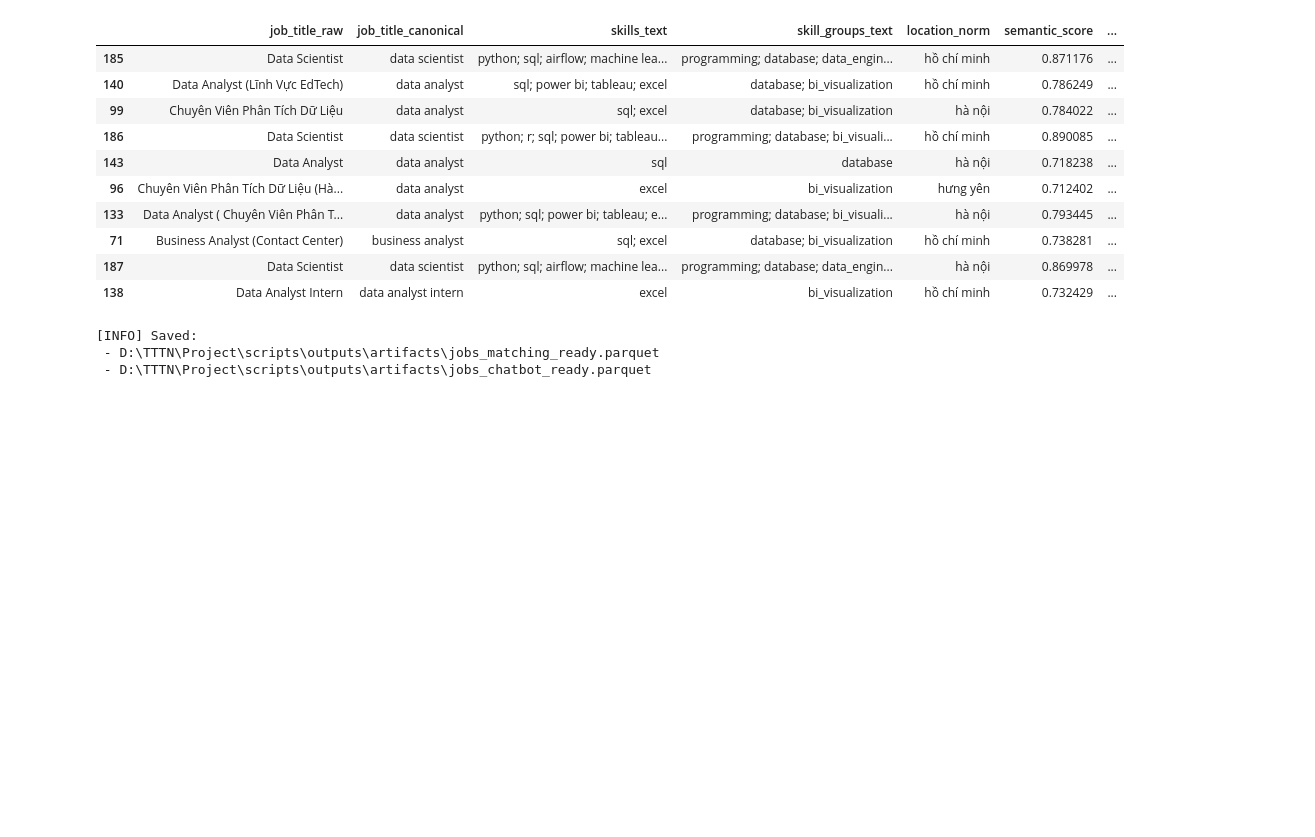
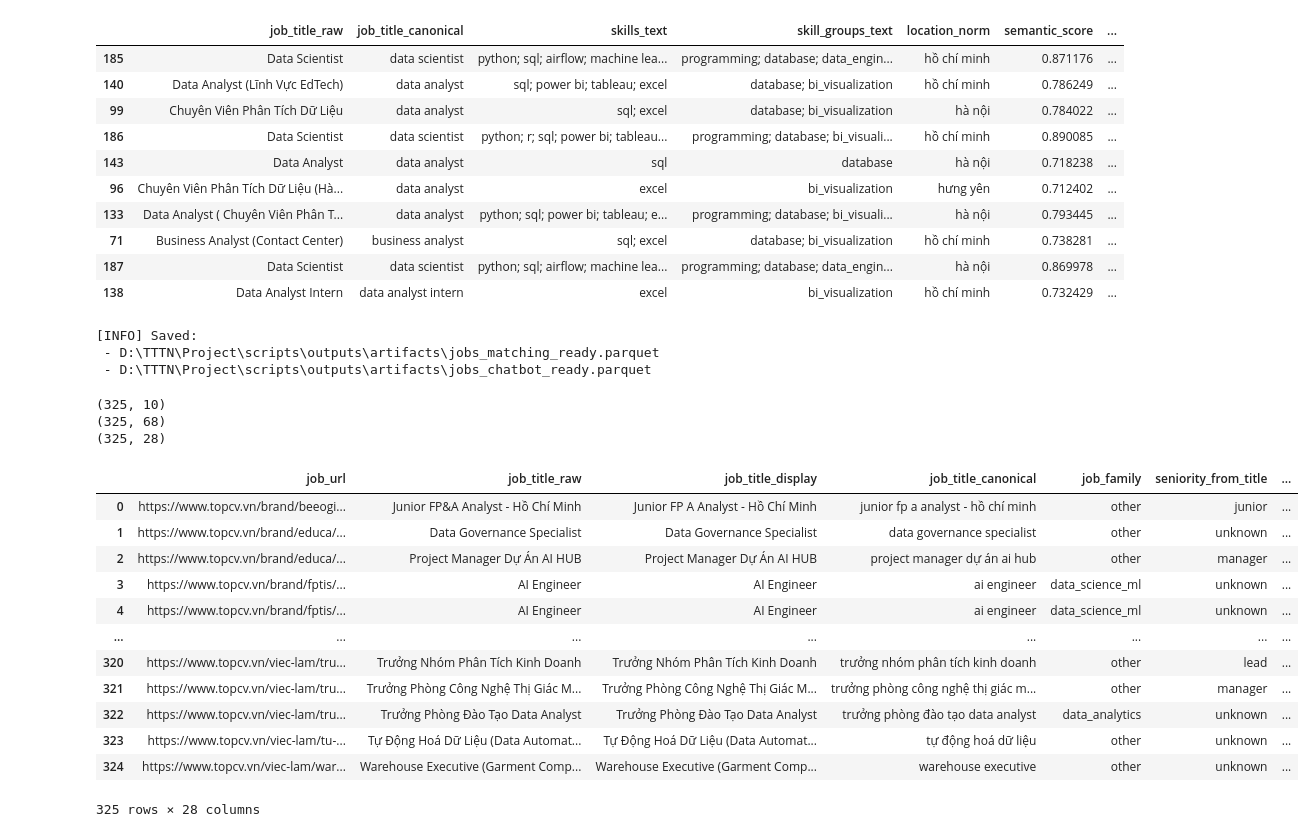
Before and after one commit to Manhthinh/Chatbot_newv1.2, a Jupyter notebook: preprocess/preprocessing copy 3.ipynb, the cells around one changed output. Saved outputs shown, nothing was run; the diff lists cells and outputs as text; code cells hidden in the pictures; blank space fills up the shorter version.

```diff
--- a/scripts/preprocessing copy 3.ipynb
+++ b/preprocess/preprocessing copy 3.ipynb
@@ -1950,0 +1958,28 @@ print(" -", chatbot_path)
+# %%
+jobs_chatbot_ready = pd.read_parquet(r"D:\TTTN\Project\scripts\outputs\artifacts\jobs_chatbot_ready.parquet")
+jobs_cleaning_checkpoint = pd.read_parquet(r"D:\TTTN\Project\scripts\outputs\artifacts\jobs_cleaning_checkpoint.parquet")
+jobs_matching_ready = pd.read_parquet(r"D:\TTTN\Project\scripts\outputs\artifacts\jobs_matching_ready.parquet")
+
+print(jobs_chatbot_ready.shape)
+print(jobs_cleaning_checkpoint.shape)
+print(jobs_matching_ready.shape)
+# %% [output]
+(325, 10)
+(325, 68)
+(325, 28)
+# %%
+jobs_matching_ready
+# %% [output]
+|  | job_url | job_title_raw | job_title_display | job_title_canonical | job_family | seniority_from_title | ... |
+| 0 | https://www.topcv.vn/brand/beeogi... | Junior FP&A Analyst - Hồ Chí Minh | Junior FP A Analyst - Hồ Chí Minh | junior fp a analyst - hồ chí minh | other | junior | ... |
+| 1 | https://www.topcv.vn/brand/educa/... | Data Governance Specialist | Data Governance Specialist | data governance specialist | other | unknown | ... |
+| 2 | https://www.topcv.vn/brand/educa/... | Project Manager Dự Án AI HUB | Project Manager Dự Án AI HUB | project manager dự án ai hub | other | manager | ... |
+| 3 | https://www.topcv.vn/brand/fptis/... | AI Engineer | AI Engineer | ai engineer | data_science_ml | unknown | ... |
+| 4 | https://www.topcv.vn/brand/fptis/... | AI Engineer | AI Engineer | ai engineer | data_science_ml | unknown | ... |
+| ... | ... | ... | ... | ... | ... | ... | ... |
+| 320 | https://www.topcv.vn/viec-lam/tru... | Trưởng Nhóm Phân Tích Kinh Doanh | Trưởng Nhóm Phân Tích Kinh Doanh | trưởng nhóm phân tích kinh doanh | other | lead | ... |
+| 321 | https://www.topcv.vn/viec-lam/tru... | Trưởng Phòng Công Nghệ Thị Giác M... | Trưởng Phòng Công Nghệ Thị Giác M... | trưởng phòng công nghệ thị giác m... | other | manager | ... |
+| 322 | https://www.topcv.vn/viec-lam/tru... | Trưởng Phòng Đào Tạo Data Analyst | Trưởng Phòng Đào Tạo Data Analyst | trưởng phòng đào tạo data analyst | data_analytics | unknown | ... |
+| 323 | https://www.topcv.vn/viec-lam/tu-... | Tự Động Hoá Dữ Liệu (Data Automat... | Tự Động Hoá Dữ Liệu (Data Automat... | tự động hoá dữ liệu | other | unknown | ... |
+| 324 | https://www.topcv.vn/viec-lam/war... | Warehouse Executive (Garment Comp... | Warehouse Executive (Garment Comp... | warehouse executive | other | unknown | ... |
+325 rows × 28 columns
```
Also changed, not shown: parts of 4 cells of this notebook, 20 other files.
